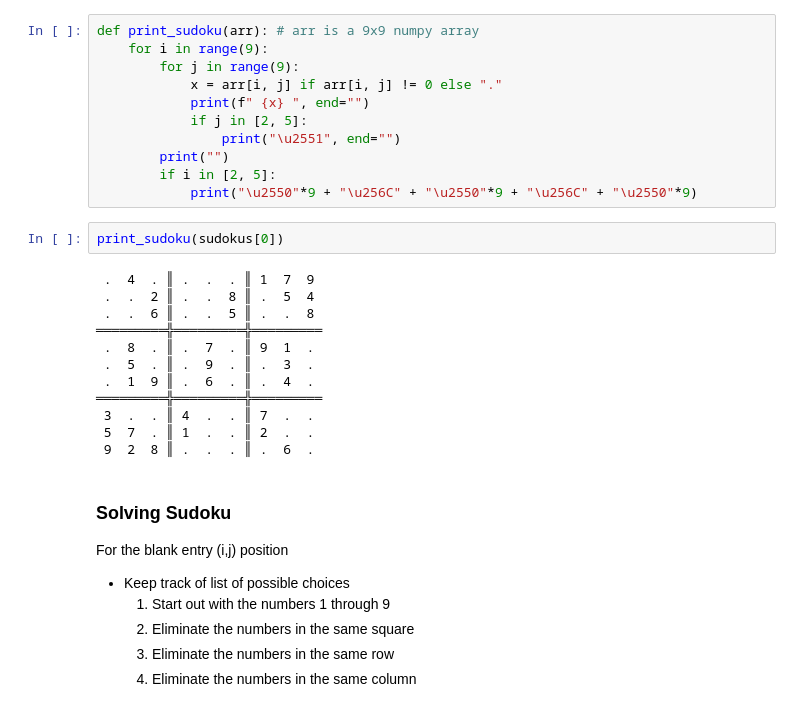
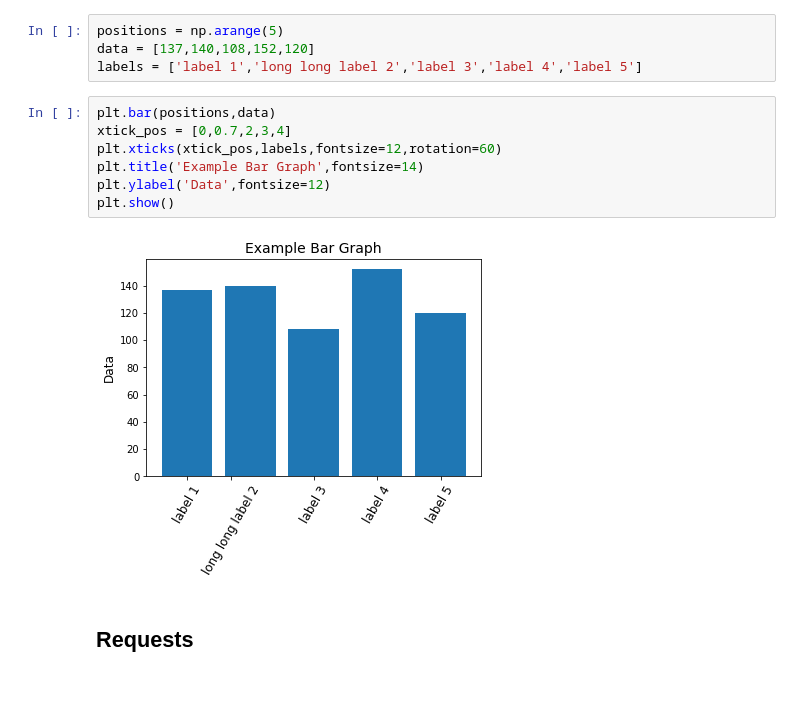
Before and after one commit to rahollis/rahollis.github.io, a Jupyter notebook: _static/week12_in_class.ipynb, the cells around one changed output. Saved outputs shown, nothing was run; the diff lists cells and outputs as text.

```diff
--- a/_static/week12_in_class.ipynb
+++ b/_static/week12_in_class.ipynb
@@ -82,34 +8,15 @@ sudokus
-# %%
-def print_sudoku(arr): # arr is a 9x9 numpy array
-    for i in range(9):
-        for j in range(9):
-            x = arr[i, j] if arr[i, j] != 0 else "."
-            print(f" {x} ", end="")
-            if j in [2, 5]:
-                print("\u2551", end="")
-        print("")
-        if i in [2, 5]:
-            print("\u2550"*9 + "\u256C" + "\u2550"*9 + "\u256C" + "\u2550"*9)
-# %%
-print_sudoku(sudokus[0])
-# %% [output]
- .  4  . ║ .  .  . ║ 1  7  9
- .  .  2 ║ .  .  8 ║ .  5  4
- .  .  6 ║ .  .  5 ║ .  .  8
-═════════╬═════════╬═════════
- .  8  . ║ .  7  . ║ 9  1  .
- .  5  . ║ .  9  . ║ .  3  .
- .  1  9 ║ .  6  . ║ .  4  .
-═════════╬═════════╬═════════
- 3  .  . ║ 4  .  . ║ 7  .  .
- 5  7  . ║ 1  .  . ║ 2  .  .
- 9  2  8 ║ .  .  . ║ .  6  .
-# %% [markdown]
-### Solving Sudoku
-
-For the blank entry (i,j) position
-* Keep track of list of possible choices
-  1. Start out with the numbers 1 through 9
-  2. Eliminate the numbers in the same square
-  3. Eliminate the numbers in the same row
-  4. Eliminate the numbers in the same column
+# %%
+positions = np.arange(5)
+data = [137,140,108,152,120]
+labels = ['label 1','long long label 2','label 3','label 4','label 5']
+# %%
+plt.bar(positions,data)
+xtick_pos = [0,0.7,2,3,4]
+plt.xticks(xtick_pos,labels,fontsize=12,rotation=60)
+plt.title('Example Bar Graph',fontsize=14)
+plt.ylabel('Data',fontsize=12)
+plt.show()
+# %% [output]
+[figure, added]
+# %% [markdown]
+## Requests
```
Also changed, not shown: parts of 14 cells of this notebook, 25 other files.
